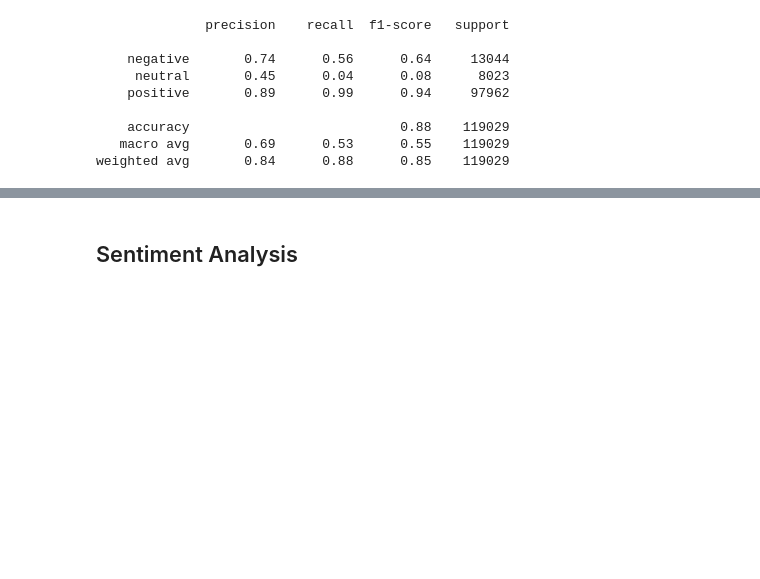
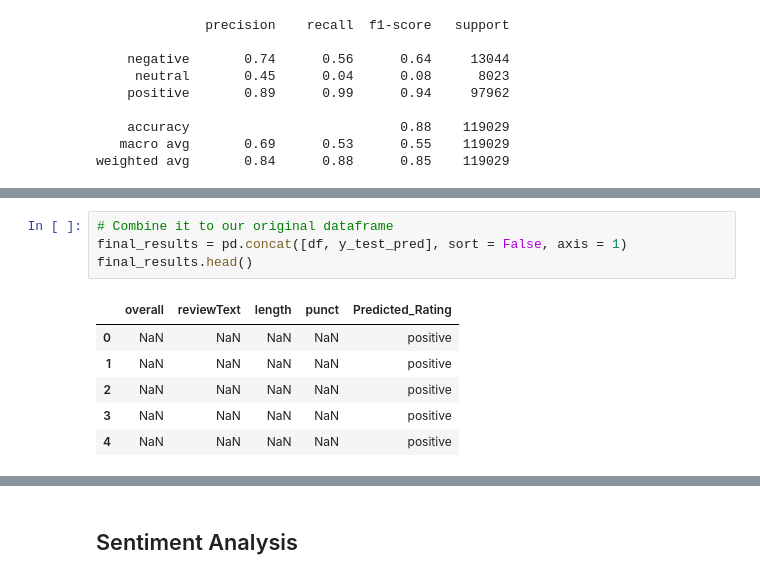
Before and after one commit to nancyletranx3/Amazon-Product-Reviews, a Jupyter notebook: AZ Project.ipynb, the cells around one changed output, grey strips where cells are left out. Saved outputs shown, nothing was run; the diff lists cells and outputs as text; blank space fills up the shorter version.

```diff
--- a/AZ Project.ipynb
+++ b/AZ Project.ipynb
@@ -1283,0 +1289,11 @@ weighted avg       0.84      0.88      0.85    119029
+# %%
+# Combine it to our original dataframe
+final_results = pd.concat([df, y_test_pred], sort = False, axis = 1)
+final_results.head()
+# %% [output]
+|  | overall | reviewText | length | punct | Predicted_Rating |
+| 0 | NaN | NaN | NaN | NaN | positive |
+| 1 | NaN | NaN | NaN | NaN | positive |
+| 2 | NaN | NaN | NaN | NaN | positive |
+| 3 | NaN | NaN | NaN | NaN | positive |
+| 4 | NaN | NaN | NaN | NaN | positive |
```
Also changed, not shown: parts of 38 cells of this notebook.
